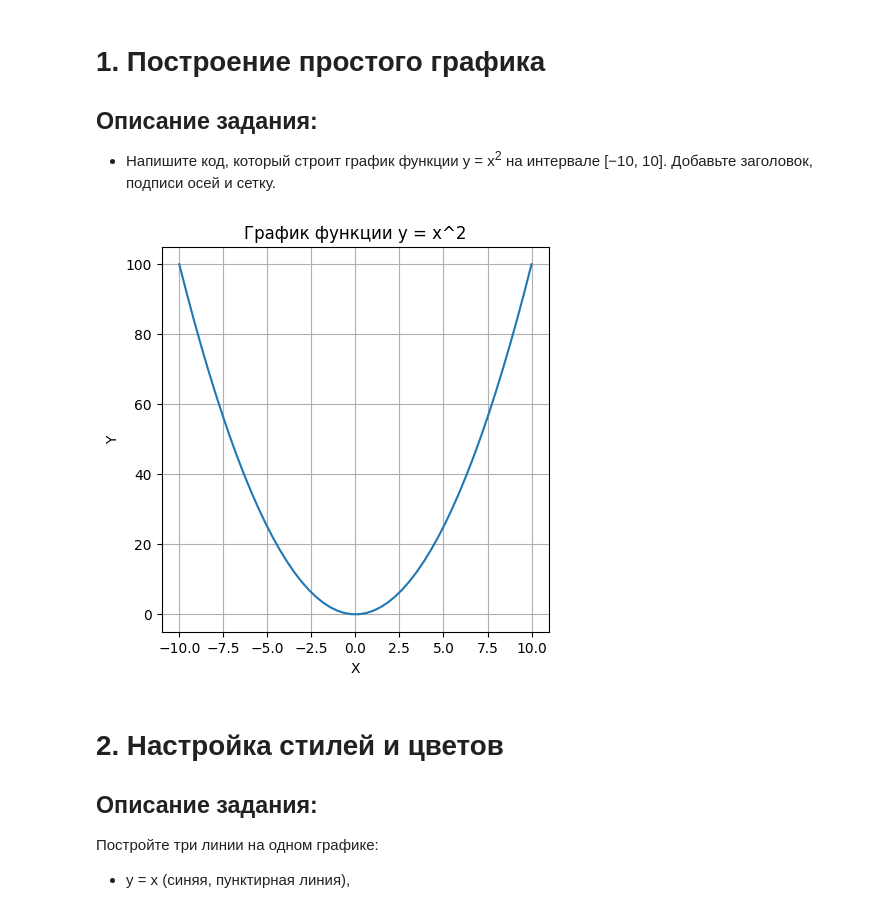
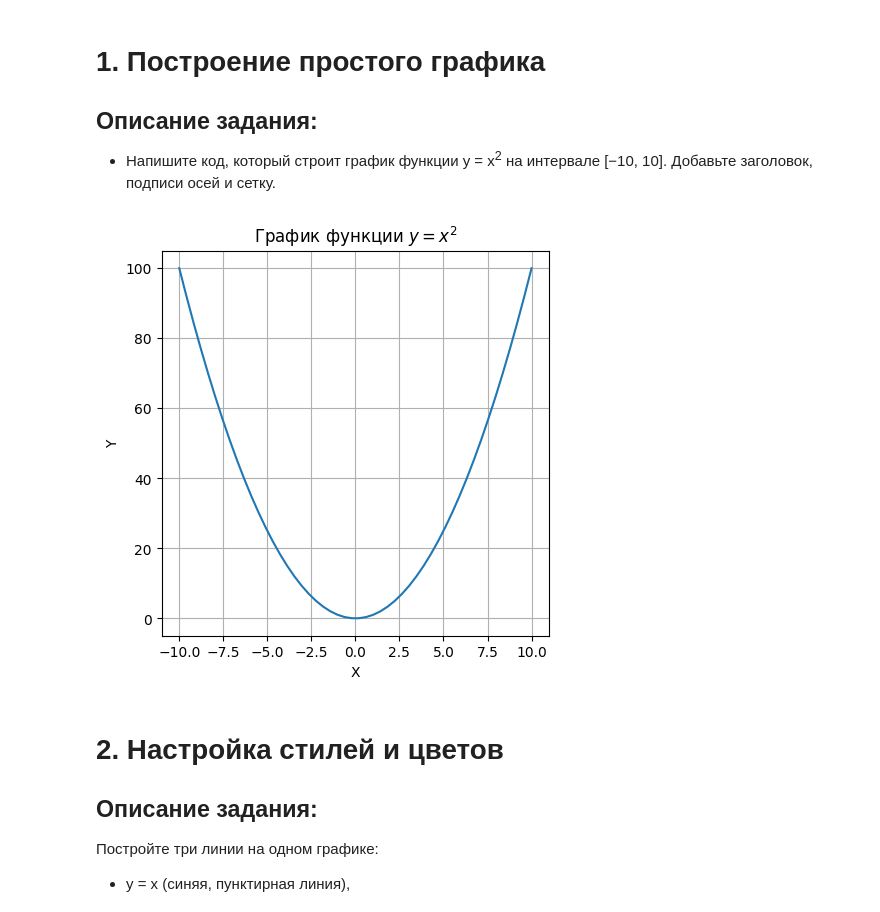
Before and after one commit to mazy99/ml_prakt_3, a Jupyter notebook: 3 parakt.ipynb, the cells around one changed output. Saved outputs shown, nothing was run; the diff lists cells and outputs as text; code cells hidden in the pictures.

```diff
--- a/3 parakt.ipynb
+++ b/3 parakt.ipynb
@@ -6,17 +6,17 @@
 # %%
 import matplotlib.pyplot as plt
 import numpy as np
 x_array = np.linspace(-10,10,50)
 y_array = x_array**2
 plt.figure(figsize=(5,5))
 plt.plot(x_array,y_array)
-plt.title("График функции y = x^2")
+plt.title("График функции $ y = x^2 $")
 plt.grid(True)
 plt.ylabel('Y')
 plt.xlabel('X')
 plt.show()
 # %% [output]
-[figure, old version]
+[figure, new version]
 # %% [markdown]
 # 2. Настройка стилей и цветов
 ## Описание задания:
```
Also changed, not shown: parts of 4 cells of this notebook, 1 other file.
